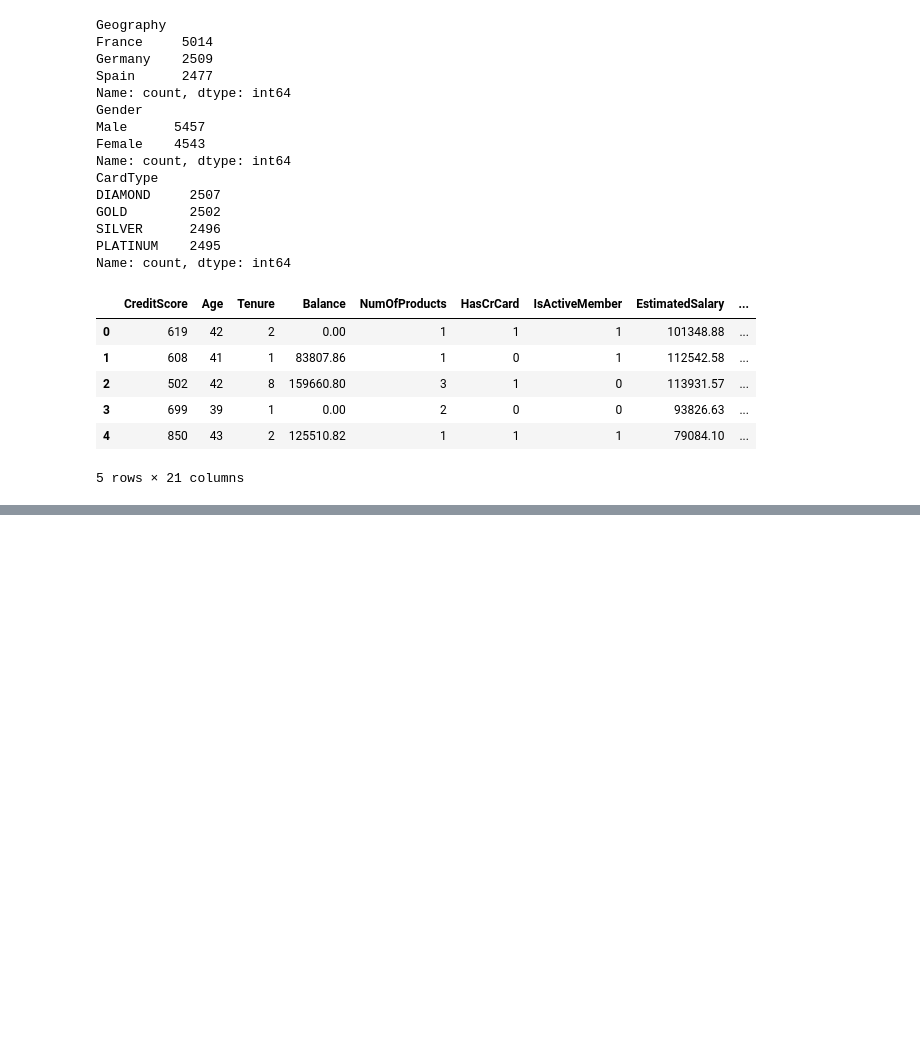
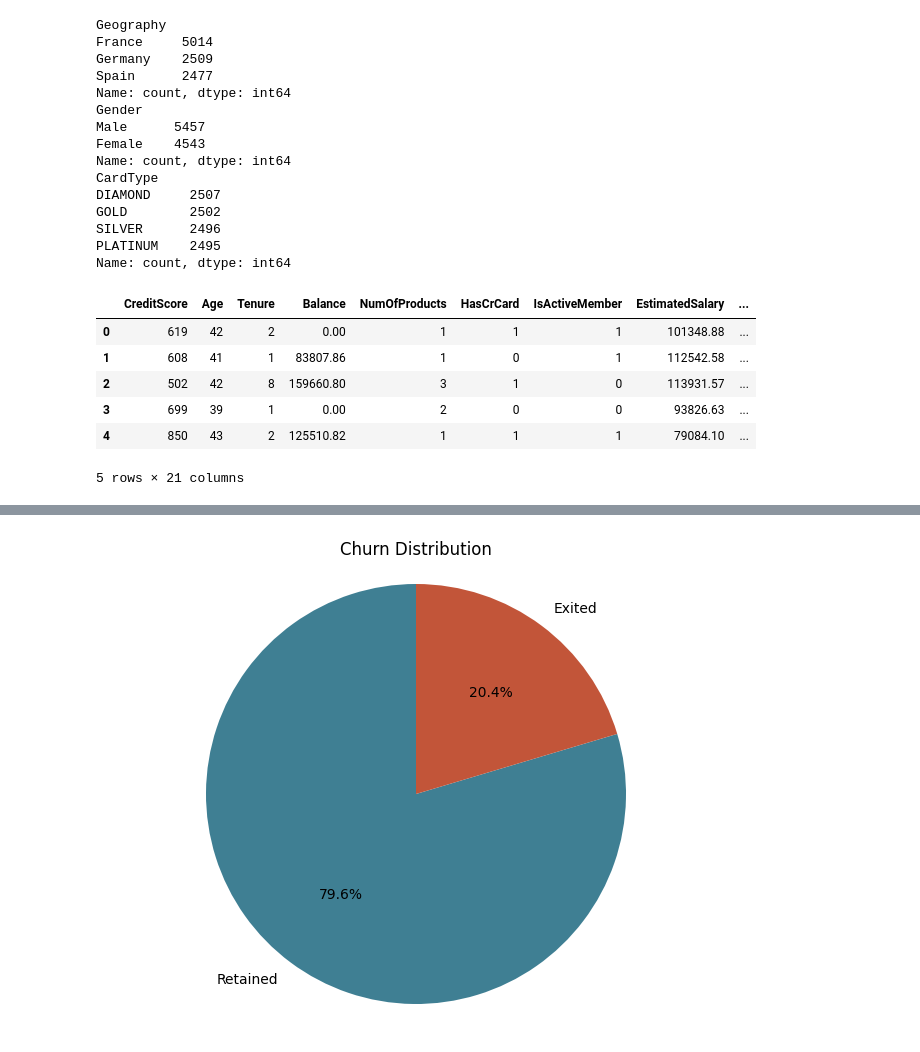
Before and after one commit to Abderrahmane-Chafi/BankCustomerChurnAnalysis, a Jupyter notebook: notebook794dc85e40.ipynb, the cells around one changed output, grey strips where cells are left out. Cells and saved outputs as stored; diff of their text form; code cells hidden in the pictures; blank space fills up the shorter version.

```diff
--- a/notebook794dc85e40.ipynb
+++ b/notebook794dc85e40.ipynb
@@ -202,0 +199,14 @@ dtype: object
+# %%
+plt.figure(figsize=(8, 6))
+
+labels = ['Retained', 'Exited']
+colors = ['#3f7f93', '#c25539']
+
+df['Exited'].value_counts().plot.pie(autopct='%1.1f%%', colors=colors, labels=labels, startangle=90)
+plt.title("Churn Distribution", loc='center')
+plt.ylabel('')
+plt.axis('equal')  # Equal aspect ratio ensures the pie chart is circular
+
+plt.show()
+# %% [output]
+[figure, added]
```
Also changed, not shown: parts of 9 cells of this notebook.
